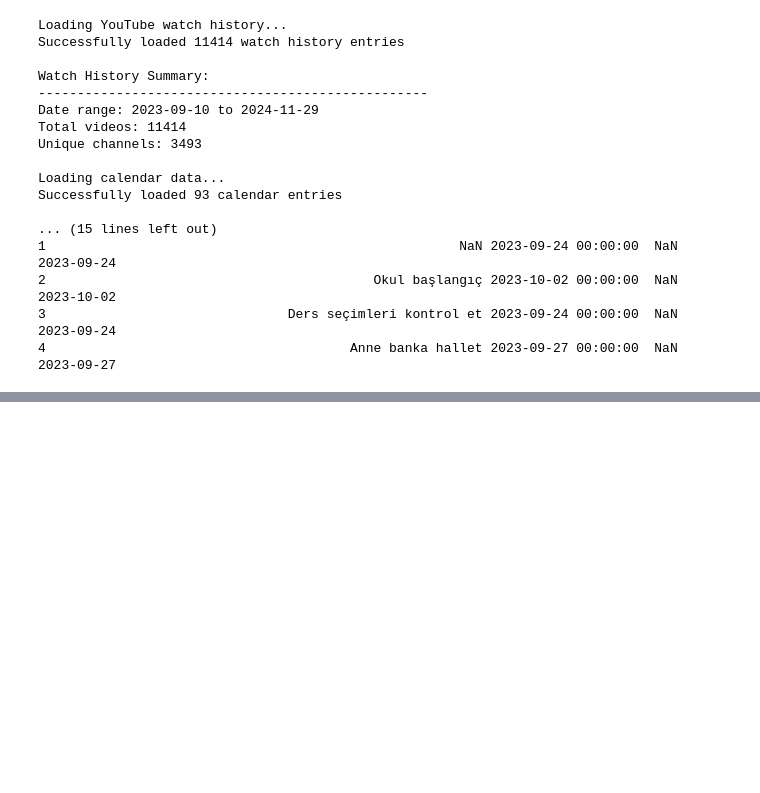
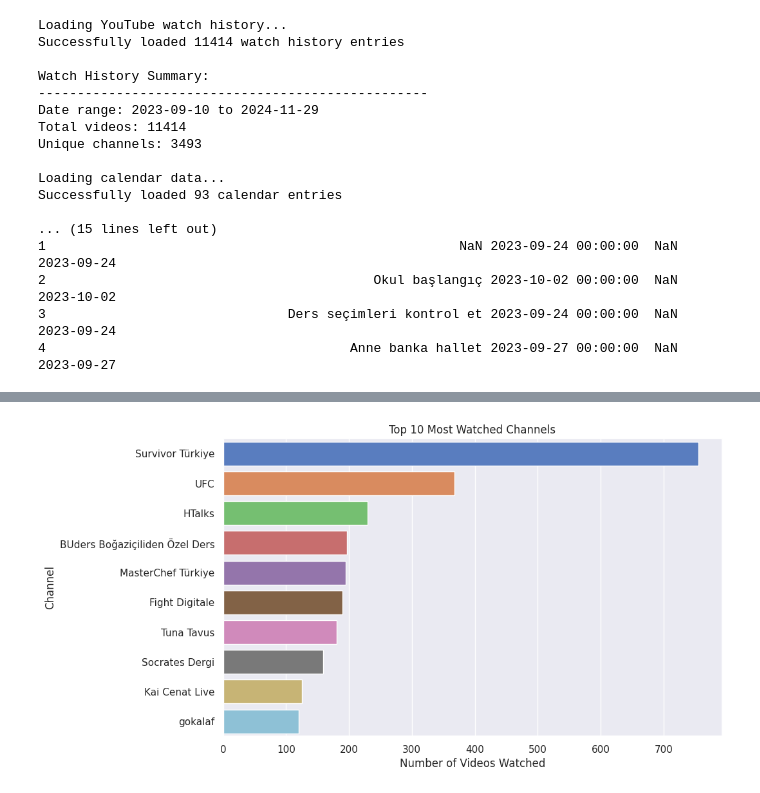
Before and after one commit to Polatvtnsvr/DSA210_PROJ, a Jupyter notebook: DSA210PROJ.ipynb, the cells around one changed output, grey strips where cells are left out. Saved outputs shown, nothing was run; the diff lists cells and outputs as text; code cells hidden in the pictures; blank space fills up the shorter version.

```diff
--- a/DSA210PROJ.ipynb
+++ b/DSA210PROJ.ipynb
@@ -381,0 +336,11 @@ Channel Diversity:
+# %%
+# Top 10 channels
+top_channels = watch_df['channel'].value_counts().head(10)
+plt.figure(figsize=(10, 6))
+sns.barplot(y=top_channels.index, x=top_channels.values, palette='muted')
+plt.title("Top 10 Most Watched Channels")
+plt.xlabel("Number of Videos Watched")
+plt.ylabel("Channel")
+plt.show()
+# %% [output]
+[figure, added]
```
Also changed, not shown: parts of 43 cells of this notebook.
